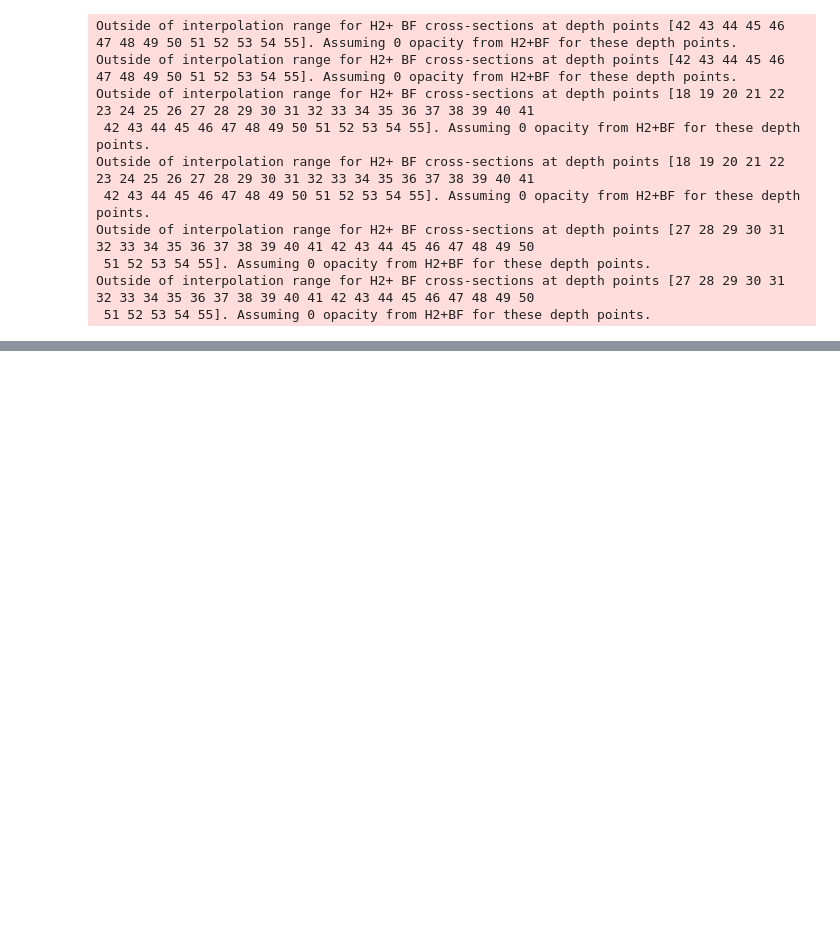
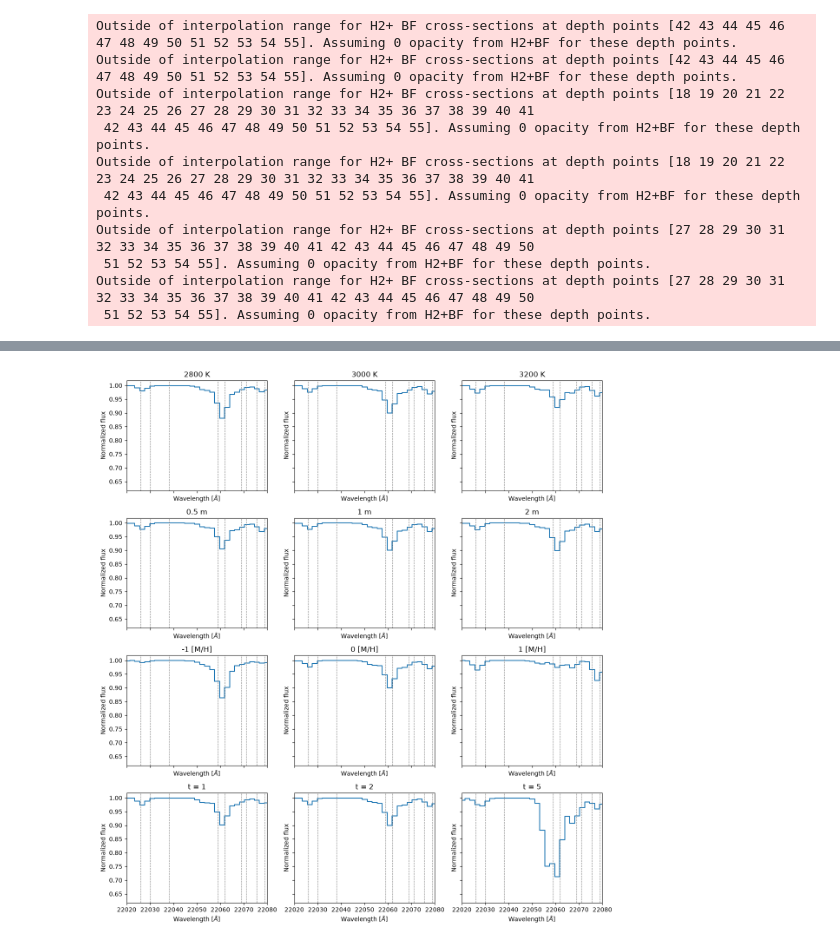
Before and after one commit to Keshavj-07/first_proj, a Jupyter notebook: scripts/NSC.ipynb, the cells around one changed output, grey strips where cells are left out. Saved outputs shown, nothing was run; the diff lists cells and outputs as text; code cells hidden in the pictures; blank space fills up the shorter version.

```diff
--- a/scripts/NSC.ipynb
+++ b/scripts/NSC.ipynb
@@ -244,0 +266,43 @@ No.    Name      Ver    Type      Cards   Dimensions   Format
+# %%
+fig, axes = plt.subplots(4, 3, figsize=(12, 13), sharex=True, sharey=True)
+
+plots = [
+    (axes[0, 0], sim_2800K_conv, "2800 K"),
+    (axes[0, 1], sim_3000K_conv, "3000 K"),
+    (axes[0, 2], sim_3200K_conv, "3200 K"),
+    (axes[1, 0], sim_0_5m_conv, "0.5 m"),
+    (axes[1, 1], sim_1m_conv, "1 m"),
+    (axes[1, 2], sim_2m_conv, "2 m"),
+    (axes[2, 0], sim_minus1_MH_conv, "-1 [M/H]"),
+    (axes[2, 1], sim_0_MH_conv, "0 [M/H]"),
+    (axes[2, 2], sim_1_MH_conv, "1 [M/H]"),
+    (axes[3, 0], sim_t1_conv, "t = 1"),
+    (axes[3, 1], sim_t2_conv, "t = 2"),
+    (axes[3, 2], sim_t5_conv, "t = 5"),
+]
+
+line_markers = [
+    (22026, "CN 1"),
+    (22075.5, "CN 1"),
+    (22038, "CN 0"),
+    (22030, "Sc"),
+    (22058.9, "Sc"),
+    (22071, "Sc"),
+    (22069, "Si"),
+    (22079, "Si"),
+    (22062, "Na"),
+]
+
+for axis, flux, title in plots:
+    axis.plot(lambdas, flux, drawstyle="steps")
+    axis.set_title(title)
+    axis.set_xlim(22020, 22080)
+    axis.set_xlabel(r"Wavelength [$\AA$]")
+    axis.set_ylabel("Normalized flux")
+    for line_wavelength, label in line_markers:
+        axis.axvline(line_wavelength, color="gray", linestyle="--", linewidth=0.8)
+
+plt.tight_layout()
+plt.show()
+# %% [output]
+[figure, added]
```
Also changed, not shown: parts of 19 cells of this notebook, 31 other files.
